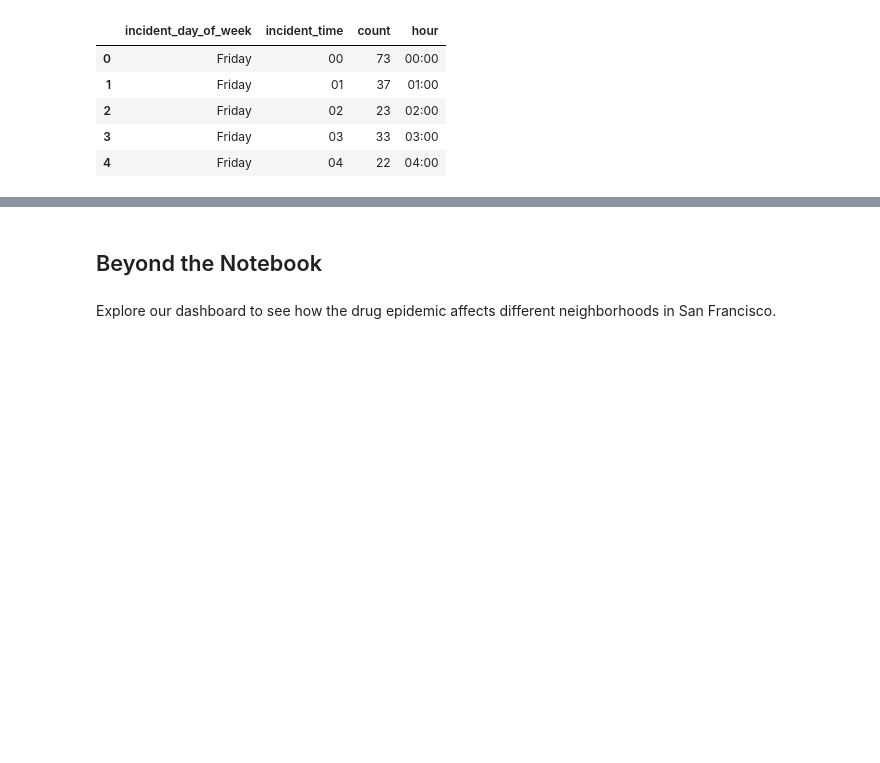
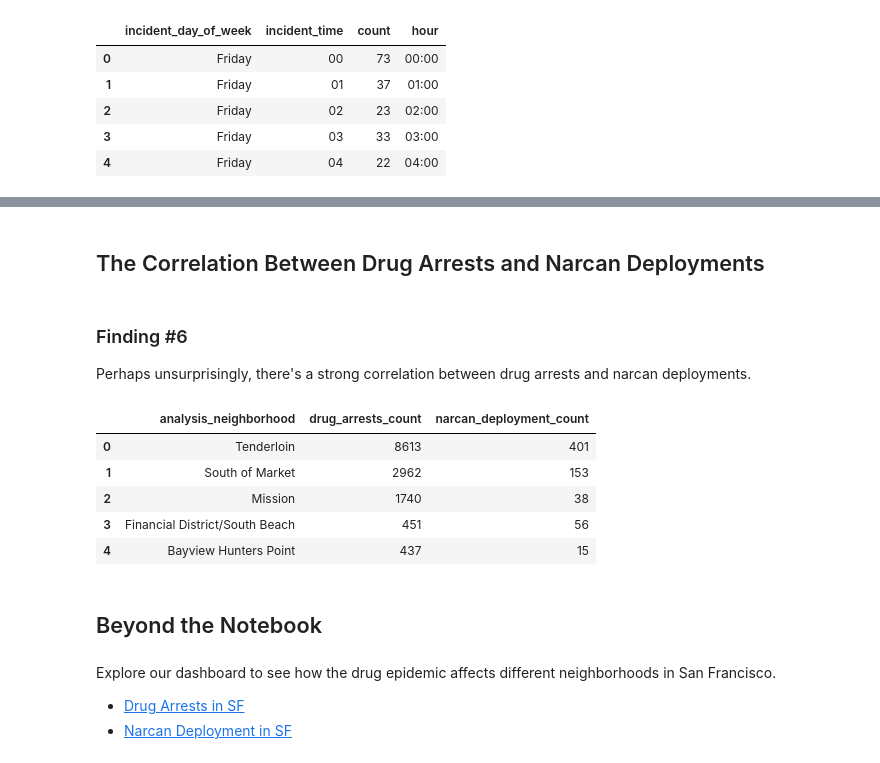
Before and after one commit to fishdmy/sfpd-data, a Jupyter notebook: notebooks/drug_epidemic.ipynb, the cells around one changed output, grey strips where cells are left out. Drawn from its saved outputs; the diff is of its cells as text; code cells hidden in the pictures; blank space fills up the shorter version.

```diff
--- a/notebooks/drug_epidemic.ipynb
+++ b/notebooks/drug_epidemic.ipynb
@@ -313,7 +349,23 @@ base = alt.Chart(week_time).mark_rect().encode(
 base
 # %% [output]
 [interactive output not drawn]
+# %% [markdown]
+## The Correlation Between Drug Arrests and Narcan Deployments
+# %% [markdown]
+### Finding #6
+Perhaps unsurprisingly, there's a strong correlation between drug arrests and narcan deployments.
+# %%
+da_nd = da_df.merge(nd_df, on = 'analysis_neighborhood')
+# %% [output]
+|  | analysis_neighborhood | drug_arrests_count | narcan_deployment_count |
+| 0 | Tenderloin | 8613 | 401 |
+| 1 | South of Market | 2962 | 153 |
+| 2 | Mission | 1740 | 38 |
+| 3 | Financial District/South Beach | 451 | 56 |
+| 4 | Bayview Hunters Point | 437 | 15 |
 # %% [markdown]
 ## Beyond the Notebook
 # %% [markdown]
 Explore our dashboard to see how the drug epidemic affects different neighborhoods in San Francisco.
+- [Drug Arrests in SF](https://fishdmy-sfpd-data-scriptsstreamlit-drugarrests-183wkh.streamlit.app/)
+- [Narcan Deployment in SF](https://fishdmy-sfpd-data-scriptsstreamlit-narcan-xpqd8b.streamlit.app/)
```
Also changed, not shown: parts of 29 cells of this notebook.
